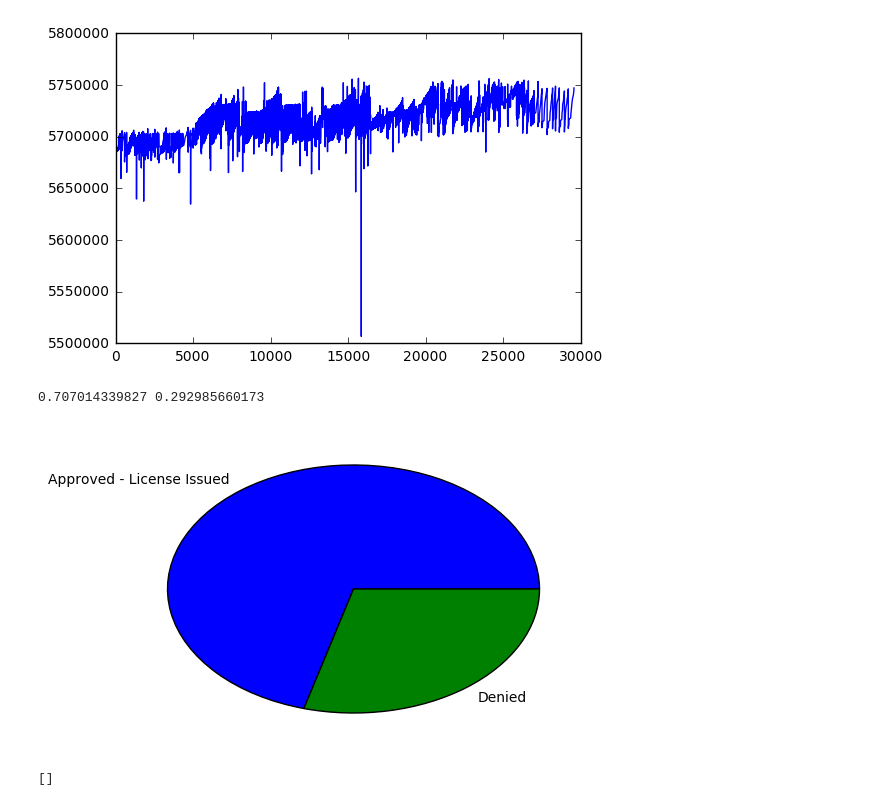
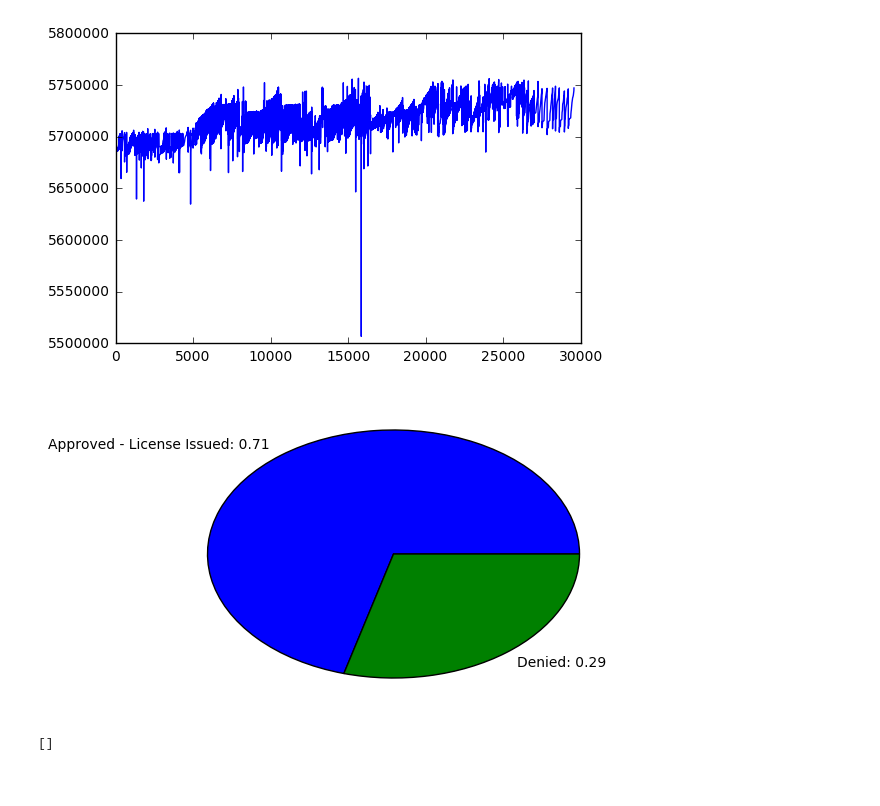
Before and after one commit to carlsednaoui/thinkful-data-science, a Jupyter notebook: coursework/unit_2/challenge.ipynb, the cells around one changed output. Cells and saved outputs as stored; diff of their text form; code cells hidden in the pictures.

```diff
--- a/coursework/unit_2/challenge.ipynb
+++ b/coursework/unit_2/challenge.ipynb
@@ -34,19 +34,18 @@ plt.show()
 # %%
 # let's look at status of drivers
 # pd.unique(df['Status'])
 
 row_count = len(df)
 status_count = df['Status'].value_counts().get_values()
 
-print((status_count[0] / row_count), (status_count[1] / row_count))
+values = [status_count[0] / row_count, status_count[1] / row_count]
+labels = df['Status'].value_counts().keys()
+labels_with_values = [x + ': ' + str(np.round(values[i], decimals=2)) for i, x in enumerate(labels)]
 
-labels = df['Status'].value_counts().keys()
-values = [status_count[0] / row_count, status_count[1] / row_count]
-plt.pie(values, labels=labels)
+plt.pie(values, labels=labels_with_values)
 plt.show()
 # %% [output]
-0.707014339827 0.292985660173
-[figure, old version]
+[figure, new version]
 # %%
 # find the distribution of license types
 
```
Also changed, not shown: parts of 3 cells of this notebook.
